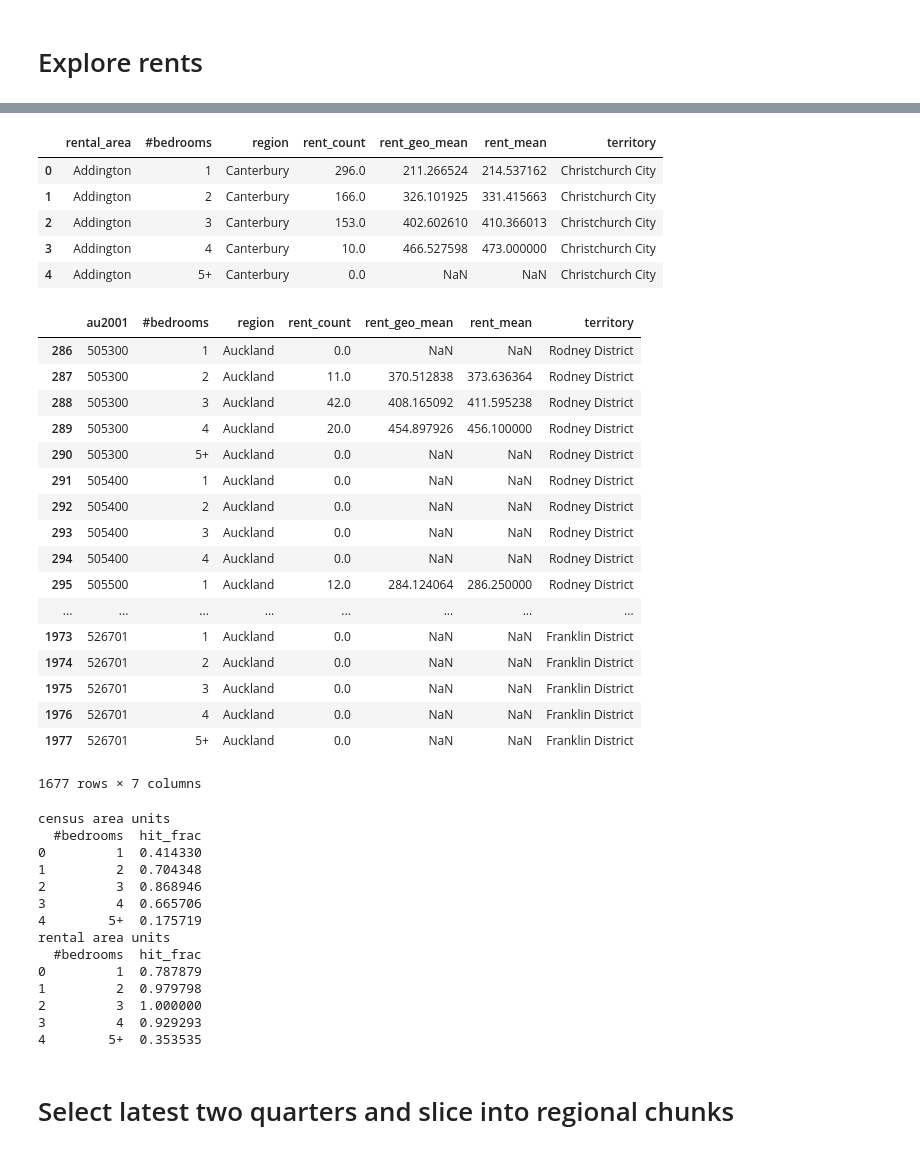
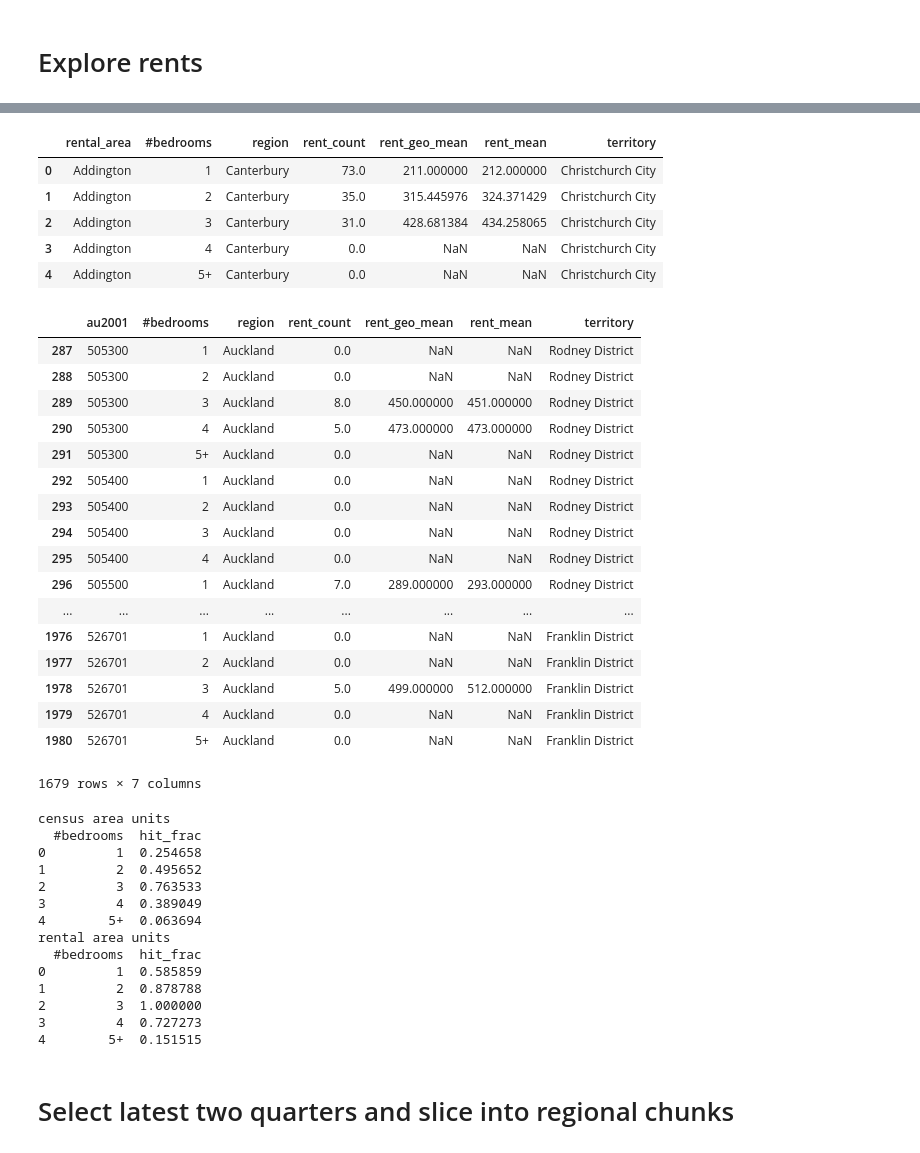
Before and after one commit to araichev/affordability_nz, a Jupyter notebook: py/wrangle_rents.ipynb, the cells around one changed output, grey strips where cells are left out. Drawn from its saved outputs; the diff is of its cells as text; code cells hidden in the pictures.

```diff
--- a/py/wrangle_rents.ipynb
+++ b/py/wrangle_rents.ipynb
@@ -139,38 +139,38 @@ rents.head()
 | 4 | 500100 | House | 2 | 1993-09-01 | NaN | NaN | NaN | Awanui | Far North District | ... |
 # %%
 # Slice in time and aggregate
-agg_rents = hp.aggregate_rents(rents, '2017-03-01')
+agg_rents = hp.aggregate_rents(rents, '2018-06-01')
 agg_rents.head()
 # %% [output]
 |  | rental_area | #bedrooms | region | rent_count | rent_geo_mean | rent_mean | territory |
-| 0 | Addington | 1 | Canterbury | 296.0 | 211.266524 | 214.537162 | Christchurch City |
-| 1 | Addington | 2 | Canterbury | 166.0 | 326.101925 | 331.415663 | Christchurch City |
-| 2 | Addington | 3 | Canterbury | 153.0 | 402.602610 | 410.366013 | Christchurch City |
-| 3 | Addington | 4 | Canterbury | 10.0 | 466.527598 | 473.000000 | Christchurch City |
+| 0 | Addington | 1 | Canterbury | 73.0 | 211.000000 | 212.000000 | Christchurch City |
+| 1 | Addington | 2 | Canterbury | 35.0 | 315.445976 | 324.371429 | Christchurch City |
+| 2 | Addington | 3 | Canterbury | 31.0 | 428.681384 | 434.258065 | Christchurch City |
+| 3 | Addington | 4 | Canterbury | 0.0 | NaN | NaN | Christchurch City |
 | 4 | Addington | 5+ | Canterbury | 0.0 | NaN | NaN | Christchurch City |
 # %%
-f = hp.aggregate_rents(rents, '2017-03-01', groupby_cols=('au2001', '#bedrooms'))
+f = hp.aggregate_rents(rents, '2018-06-01', groupby_cols=('au2001', '#bedrooms'))
 cond = f['region'] == 'Auckland'
 f[cond]
 # %% [output]
 |  | au2001 | #bedrooms | region | rent_count | rent_geo_mean | rent_mean | territory |
-| 286 | 505300 | 1 | Auckland | 0.0 | NaN | NaN | Rodney District |
-| 287 | 505300 | 2 | Auckland | 11.0 | 370.512838 | 373.636364 | Rodney District |
-| 288 | 505300 | 3 | Auckland | 42.0 | 408.165092 | 411.595238 | Rodney District |
-| 289 | 505300 | 4 | Auckland | 20.0 | 454.897926 | 456.100000 | Rodney District |
-| 290 | 505300 | 5+ | Auckland | 0.0 | NaN | NaN | Rodney District |
-| 291 | 505400 | 1 | Auckland | 0.0 | NaN | NaN | Rodney District |
-| 292 | 505400 | 2 | Auckland | 0.0 | NaN | NaN | Rodney District |
-| 293 | 505400 | 3 | Auckland | 0.0 | NaN | NaN | Rodney District |
-| 294 | 505400 | 4 | Auckland | 0.0 | NaN | NaN | Rodney District |
-| 295 | 505500 | 1 | Auckland | 12.0 | 284.124064 | 286.250000 | Rodney District |
+| 287 | 505300 | 1 | Auckland | 0.0 | NaN | NaN | Rodney District |
+| 288 | 505300 | 2 | Auckland | 0.0 | NaN | NaN | Rodney District |
+| 289 | 505300 | 3 | Auckland | 8.0 | 450.000000 | 451.000000 | Rodney District |
+| 290 | 505300 | 4 | Auckland | 5.0 | 473.000000 | 473.000000 | Rodney District |
+| 291 | 505300 | 5+ | Auckland | 0.0 | NaN | NaN | Rodney District |
+| 292 | 505400 | 1 | Auckland | 0.0 | NaN | NaN | Rodney District |
+| 293 | 505400 | 2 | Auckland | 0.0 | NaN | NaN | Rodney District |
+| 294 | 505400 | 3 | Auckland | 0.0 | NaN | NaN | Rodney District |
+| 295 | 505400 | 4 | Auckland | 0.0 | NaN | NaN | Rodney District |
+| 296 | 505500 | 1 | Auckland | 7.0 | 289.000000 | 293.000000 | Rodney District |
 | ... | ... | ... | ... | ... | ... | ... | ... |
-| 1973 | 526701 | 1 | Auckland | 0.0 | NaN | NaN | Franklin District |
-| 1974 | 526701 | 2 | Auckland | 0.0 | NaN | NaN | Franklin District |
-| 1975 | 526701 | 3 | Auckland | 0.0 | NaN | NaN | Franklin District |
-| 1976 | 526701 | 4 | Auckland | 0.0 | NaN | NaN | Franklin District |
-| 1977 | 526701 | 5+ | Auckland | 0.0 | NaN | NaN | Franklin District |
+| 1976 | 526701 | 1 | Auckland | 0.0 | NaN | NaN | Franklin District |
+| 1977 | 526701 | 2 | Auckland | 0.0 | NaN | NaN | Franklin District |
+| 1978 | 526701 | 3 | Auckland | 5.0 | 499.000000 | 512.000000 | Franklin District |
+| 1979 | 526701 | 4 | Auckland | 0.0 | NaN | NaN | Franklin District |
+| 1980 | 526701 | 5+ | Auckland | 0.0 | NaN | NaN | Franklin District |
-1677 rows × 7 columns
+1679 rows × 7 columns
 # %%
 # What fraction of rental data do we have by #bedrooms?
 
@@ -179,7 +179,7 @@ def hits(group):
     d['hit_frac'] = group['rent_mean'].count()/group['rent_mean'].shape[0]
     return pd.Series(d)
 
-date = '2017-03-01'
+date = '2018-06-01'
 f = hp.aggregate_rents(rents, date, groupby_cols=('au2001', '#bedrooms'))
 cond = f['region'] == 'Auckland'
 print('census area units')
@@ -192,18 +192,18 @@ print(f[cond].copy().groupby('#bedrooms').apply(hits).reset_index())
 # %% [output]
 census area units
   #bedrooms  hit_frac
-0         1  0.414330
-1         2  0.704348
-2         3  0.868946
-3         4  0.665706
-4        5+  0.175719
+0         1  0.254658
+1         2  0.495652
+2         3  0.763533
+3         4  0.389049
+4        5+  0.063694
 rental area units
   #bedrooms  hit_frac
-0         1  0.787879
-1         2  0.979798
+0         1  0.585859
+1         2  0.878788
 2         3  1.000000
-3         4  0.929293
-4        5+  0.353535
+3         4  0.727273
+4        5+  0.151515
 # %% [markdown]
 # Select latest two quarters and slice into regional chunks
 # %%
```
Also changed, not shown: parts of 5 cells of this notebook, 12 other files.
